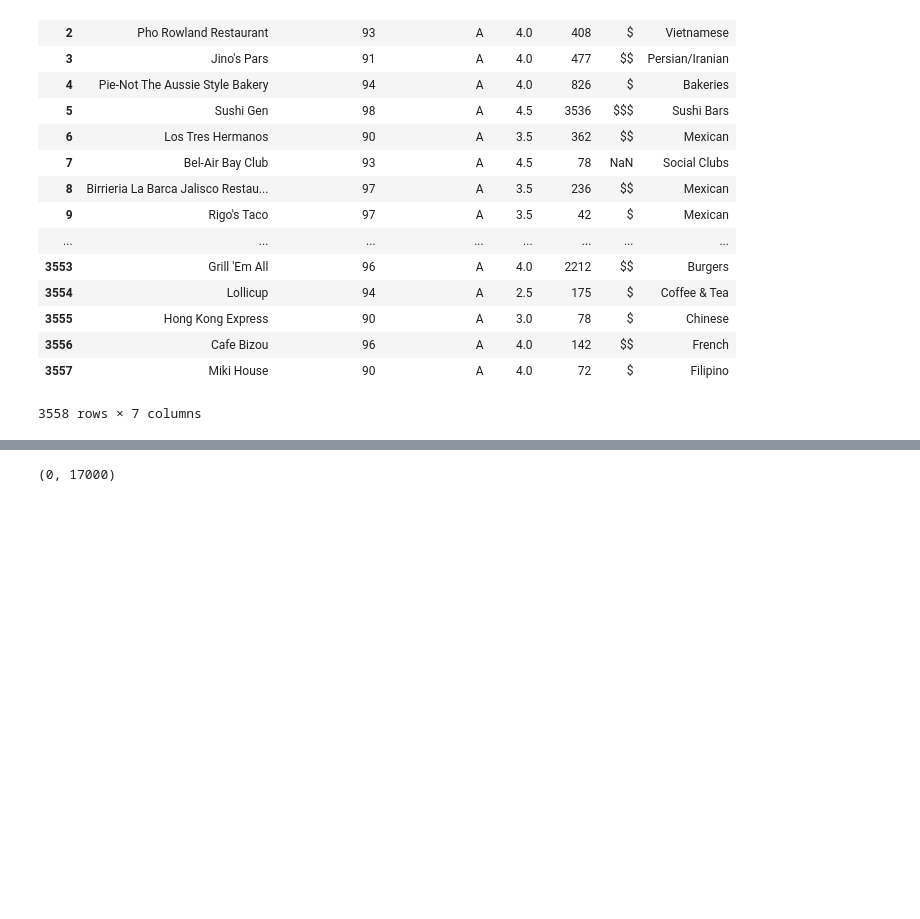
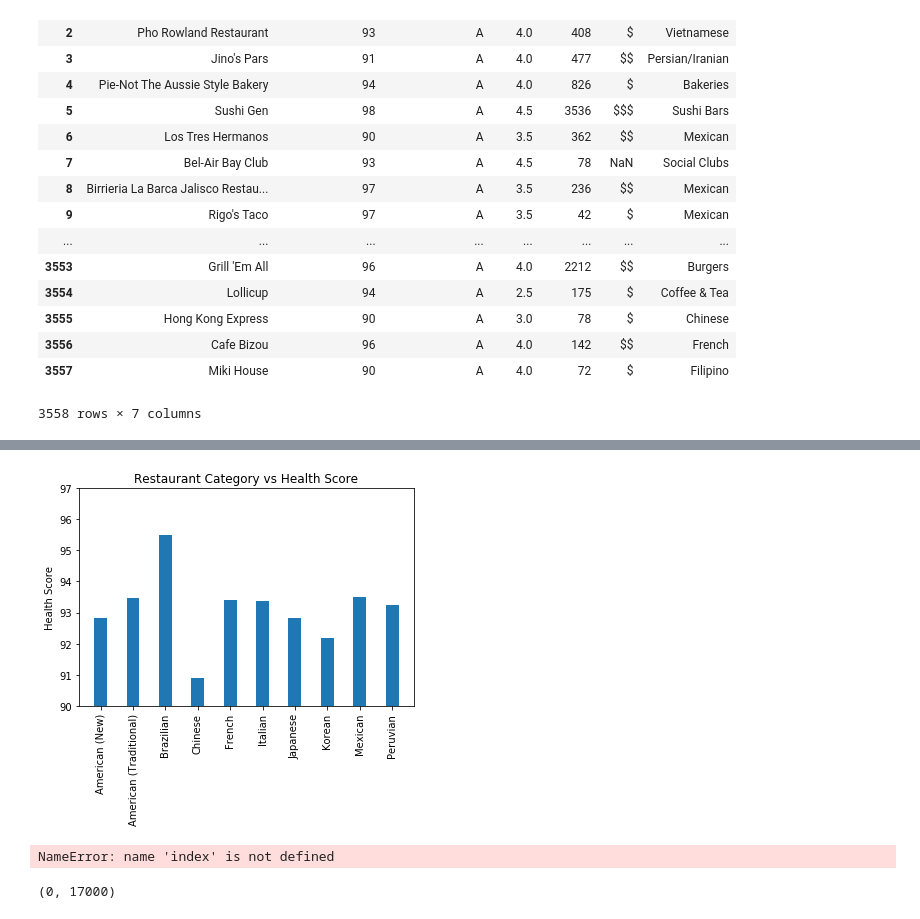
Before and after one commit to ryankchang/project1, a Jupyter notebook: workfile/Albert_Ryan_data.ipynb, the cells around one changed output, grey strips where cells are left out. Saved outputs shown, nothing was run; the diff lists cells and outputs as text; code cells hidden in the pictures; blank space fills up the shorter version.

```diff
--- a/workfile/Albert_Ryan_data.ipynb
+++ b/workfile/Albert_Ryan_data.ipynb
@@ -36,0 +57,17 @@ final_data2
+# %%
+groupby_df = final_data2.groupby(['Category']).mean()
+groupby_df.reset_index(inplace=True)
+category_seperate = ['American (New)', 'American (Traditional)', 'Mexican', 'Korean', 'Chinese', 'Italian', 'Japanese', 'Peruvian', 'Brazilian', 'French']
+final_df = groupby_df[groupby_df['Category'].isin(category_seperate)]
+final_df.reset_index(inplace=True)
+final_df
+
+plt.bar(x = final_df['Category'], height = final_df['Inspection_Score'],width=0.4, bottom=None)
+#plt.xticks(ticks = new_df2['Price Numb'], labels = new_df2['Symbol'])
+plt.ylim(90,97)
+plt.xticks(final_df['Category'], rotation="vertical")
+plt.ylabel('Health Score')
+plt.title('Restaurant Category vs Health Score')
+plt.savefig("Restaurant Category vs Health Score.png")
+# %% [output]
+[figure, added]
@@ -37,3 +82,15 @@ final_data2
+# %%
+
+
+plt.bar(x = index, height = category_seperate['Inspection_Score'],width=0.4, bottom=None)
+#plt.xticks(ticks = new_df2['Price Numb'], labels = new_df2['Symbol'])
+plt.ylim(92,95)
+plt.xlabel('Food Price')
+plt.ylabel('Health Score')
+plt.title('Food Price vs Health Score')
+#plt.savefig("Food Price vs Health Score.png")
+# %% [output]
+NameError: name 'index' is not defined
 # %%
 plt.scatter(final_data2['Inspection_Score'], final_data2['Reviews'], marker="o", facecolors="red", edgecolors="black", alpha=0.75)
 #(slope1, intercept1, _, _, _) = linregress(final_data['Score'], final_data['Review_Count'])
```
Also changed, not shown: parts of 3 cells of this notebook, 1 other file.
